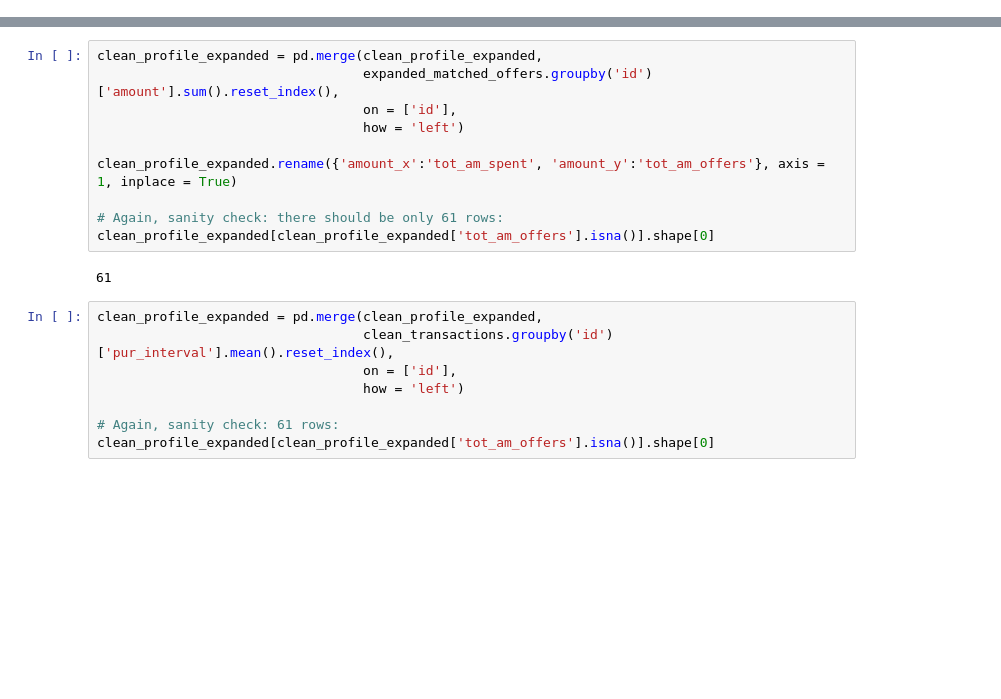
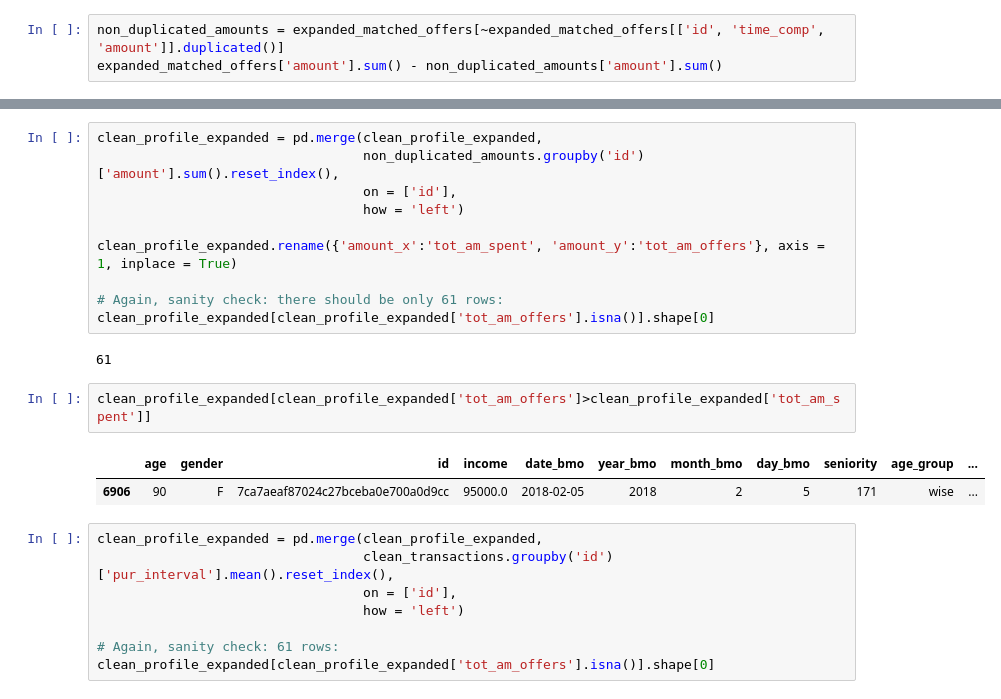
Before and after one commit to IllanL/Udacity_ML_Eng, a Jupyter notebook: Capstone project - Starbucks/Starbucks_Capstone_Data_Manipulation.ipynb, the cells around one changed output, grey strips where cells are left out. Saved outputs shown, nothing was run; the diff lists cells and outputs as text; blank space fills up the shorter version.

```diff
--- a/Capstone project - Starbucks/Starbucks_Capstone_Data_Manipulation.ipynb
+++ b/Capstone project - Starbucks/Starbucks_Capstone_Data_Manipulation.ipynb
@@ -1278,3 +1312,6 @@ clean_profile_expanded = pd.merge(clean_profile_expanded,
 clean_profile_expanded[clean_profile_expanded['nbr_pur'].isna()].shape[0]
 # %% [output]
 333
+# %%
+non_duplicated_amounts = expanded_matched_offers[~expanded_matched_offers[['id', 'time_comp', 'amount']].duplicated()]
+expanded_matched_offers['amount'].sum() - non_duplicated_amounts['amount'].sum()
@@ -1281,6 +1320,6 @@ clean_profile_expanded[clean_profile_expanded['nbr_pur'].isna()].shape[0]
 # %%
 clean_profile_expanded = pd.merge(clean_profile_expanded,
-                                  expanded_matched_offers.groupby('id')['amount'].sum().reset_index(),
+                                  non_duplicated_amounts.groupby('id')['amount'].sum().reset_index(),
                                   on = ['id'],
                                   how = 'left')
 
@@ -1290,6 +1329,11 @@ clean_profile_expanded.rename({'amount_x':'tot_am_spent', 'amount_y':'tot_am_off
 clean_profile_expanded[clean_profile_expanded['tot_am_offers'].isna()].shape[0]
 # %% [output]
 61
+# %%
+clean_profile_expanded[clean_profile_expanded['tot_am_offers']>clean_profile_expanded['tot_am_spent']]
+# %% [output]
+|  | age | gender | id | income | date_bmo | year_bmo | month_bmo | day_bmo | seniority | age_group | ... |
+| 6906 | 90 | F | 7ca7aeaf87024c27bceba0e700a0d9cc | 95000.0 | 2018-02-05 | 2018 | 2 | 5 | 171 | wise | ... |
 # %%
 clean_profile_expanded = pd.merge(clean_profile_expanded,
                                   clean_transactions.groupby('id')['pur_interval'].mean().reset_index(),
```
Also changed, not shown: parts of 9 cells of this notebook, 1 other file.
